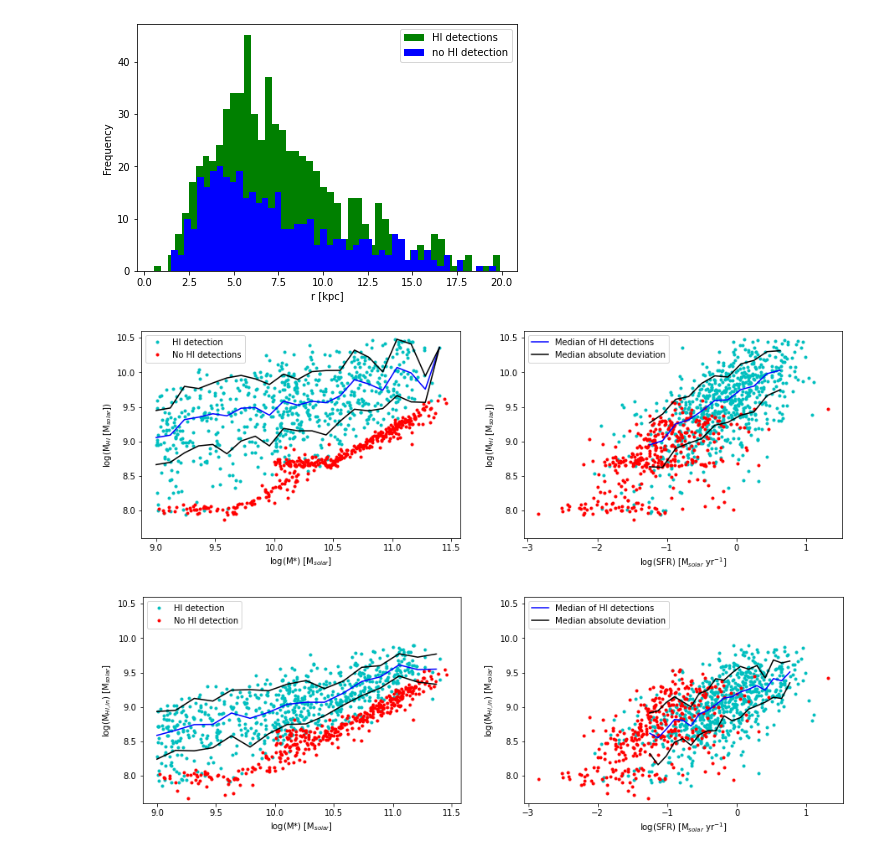
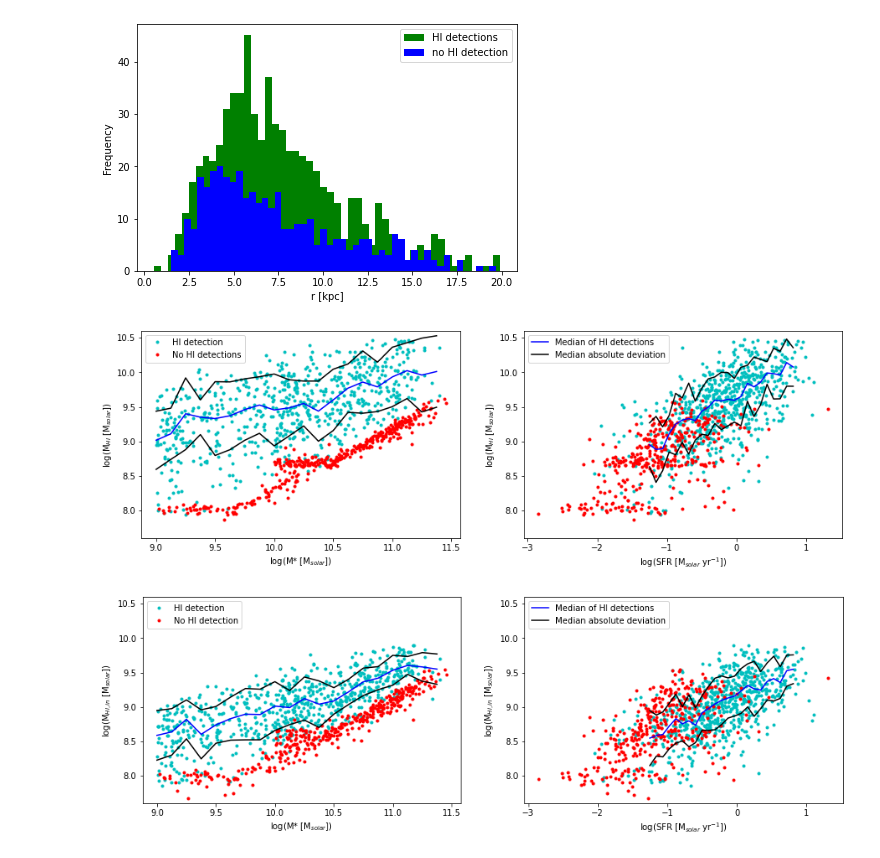
Before and after one commit to Luke-Williams-01/Luke-Williams-01, a Jupyter notebook: ICRARproject.ipynb, the cells around one changed output. Drawn from its saved outputs; the diff is of its cells as text; code cells hidden in the pictures.

```diff
--- a/ICRARproject.ipynb
+++ b/ICRARproject.ipynb
@@ -87,8 +88,8 @@ print(len(lgMstar2))
 # %%
 # Finding the running median of the HI detections
 # Arrays for the bins
-bins = np.linspace(9, 12, 26)
-bins2 = np.linspace(-1.25, 1, 13)
+bins = np.linspace(9, 12, 25)
+bins2 = np.linspace(-1.25, 1, 25)
 
 # Array of zeroes to store the median of each bin
 mHIa = np.zeros(len(bins))
@@ -516,8 +517,8 @@ lgMHIpredin2 = np.log10(MHIpredin2)
 # %%
 # Finding the running median of the HI detections
 # Arrays for the bins
-INbins = np.linspace(9, 12, 20)
-INbins2 = np.linspace(-1.25, 1, 20)
+INbins = np.linspace(9, 12, 25)
+INbins2 = np.linspace(-1.25, 1, 25)
 
 # Array of zeroes to store the median of each bin
 INmHI1 = np.zeros(len(INbins))
@@ -591,45 +592,45 @@ plt.plot(lgMstar2, lgMHI2, 'r.', label= 'No HI detections')
 plt.plot(bins[:-2], mHIa[:-2], 'b-')
 plt.plot(bins[:-2], pMAD1[:-2], 'k-')
 plt.plot(bins[:-2], nMAD1[:-2], 'k-')
-plt.xlabel('log(M*) [M$_{solar}$]')
+plt.xlabel('log(M* [M$_{solar}$])')
 plt.ylabel('log(M$_{HI}$ [M$_{solar}$])')
 plt.legend(loc='upper left')
 plt.ylim(7.6, 10.6);
 
 plt.subplot(222)
 plt.plot(np.log10(SFR_best1), lgMHI1, 'c.')
 plt.plot(np.log10(SFR_best2), lgMHI2, 'r.')
 plt.plot(bins2[:-2], mHIb[:-2], 'b-', label = 'Median of HI detections')
 plt.plot(bins2[:-2], pMAD2[:-2], 'k-', label = 'Median absolute deviation')
 plt.plot(bins2[:-2], nMAD2[:-2], 'k-')
-plt.xlabel('log(SFR) [M$_{solar}$ yr$^{-1}$]')
+plt.xlabel('log(SFR [M$_{solar}$ yr$^{-1}$])')
 plt.ylabel('log(M$_{HI}$ [M$_{solar}$])')
 plt.legend(loc='upper left')
 plt.ylim(7.6, 10.6);
 
 # Plotting the HI mass within the optical radius, against stellar masses and SFR
 plt.figure(figsize = (15,10))
 plt.subplot(221)
-plt.plot(lgMstar1, np.log10(MHIpredin1), 'c.', label= 'HI detection')
-plt.plot(lgMstar2, np.log10(MHIpredin2), 'r.', label= 'No HI detection')
-plt.xlabel('log(M*) [M$_{solar}$]')
-plt.ylabel('log(M$_{HI, in}$) [M$_{solar}$]')
+plt.plot(lgMstar1, lgMHIpredin1, 'c.', label= 'HI detection')
+plt.plot(lgMstar2, lgMHIpredin2, 'r.', label= 'No HI detection')
+plt.xlabel('log(M* [M$_{solar}$])')
+plt.ylabel('log(M$_{HI, in}$ [M$_{solar}$])')
 plt.plot(INbins[:-2], INmHI1[:-2], 'b-')
 plt.plot(INbins[:-2], INpMAD1[:-2], 'k-')
 plt.plot(INbins[:-2], INnMAD1[:-2], 'k-')
 plt.legend(loc='upper left')
 plt.ylim(7.6, 10.6);
 
 plt.subplot(222)
-plt.plot(np.log10(SFR_best1), np.log10(MHIpredin1), 'c.')
-plt.plot(np.log10(SFR_best2), np.log10(MHIpredin2), 'r.')
-plt.xlabel('log(SFR) [M$_{solar}$ yr$^{-1}$]')
-plt.ylabel('log(M$_{HI, in}$) [M$_{solar}$]')
+plt.plot(np.log10(SFR_best1), lgMHIpredin1, 'c.')
+plt.plot(np.log10(SFR_best2), lgMHIpredin2, 'r.')
+plt.xlabel('log(SFR [M$_{solar}$ yr$^{-1}$])')
+plt.ylabel('log(M$_{HI, in}$ [M$_{solar}$])')
 plt.plot(INbins2[:-2], INmHI2[:-2], 'b-', label = 'Median of HI detections')
 plt.plot(INbins2[:-2], INpMAD2[:-2], 'k-', label = 'Median absolute deviation')
 plt.plot(INbins2[:-2], INnMAD2[:-2], 'k-')
 plt.legend(loc='upper left')
 plt.ylim(7.6, 10.6);
 # %% [output]
-[figure, old version]
+[figure, new version]
-[figure, old version]
+[figure, new version]
```
Also changed, not shown: parts of 5 cells of this notebook.
